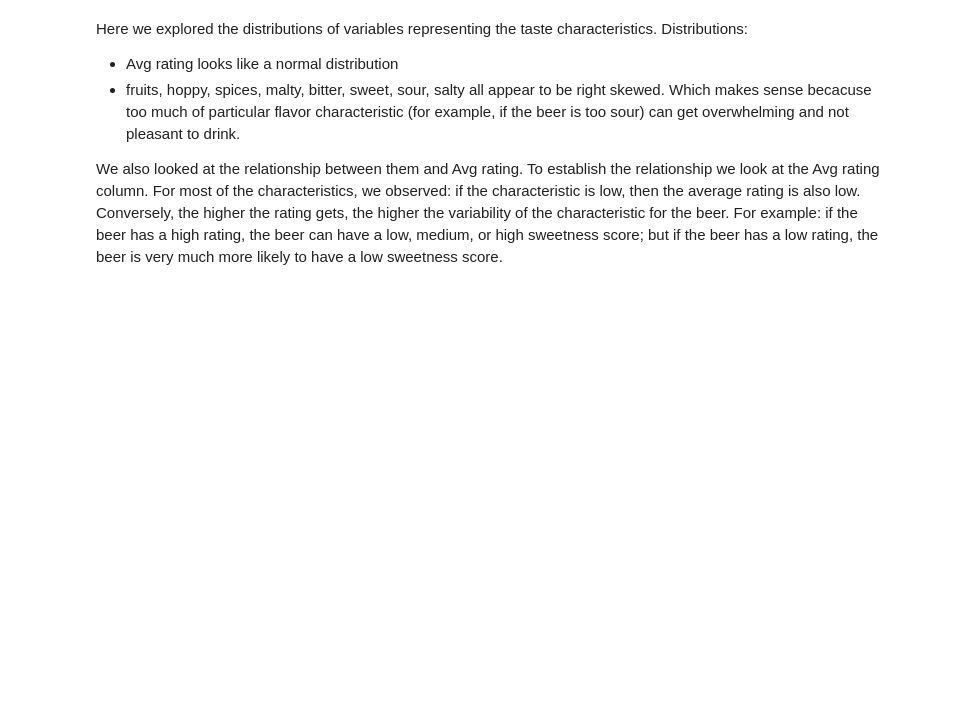
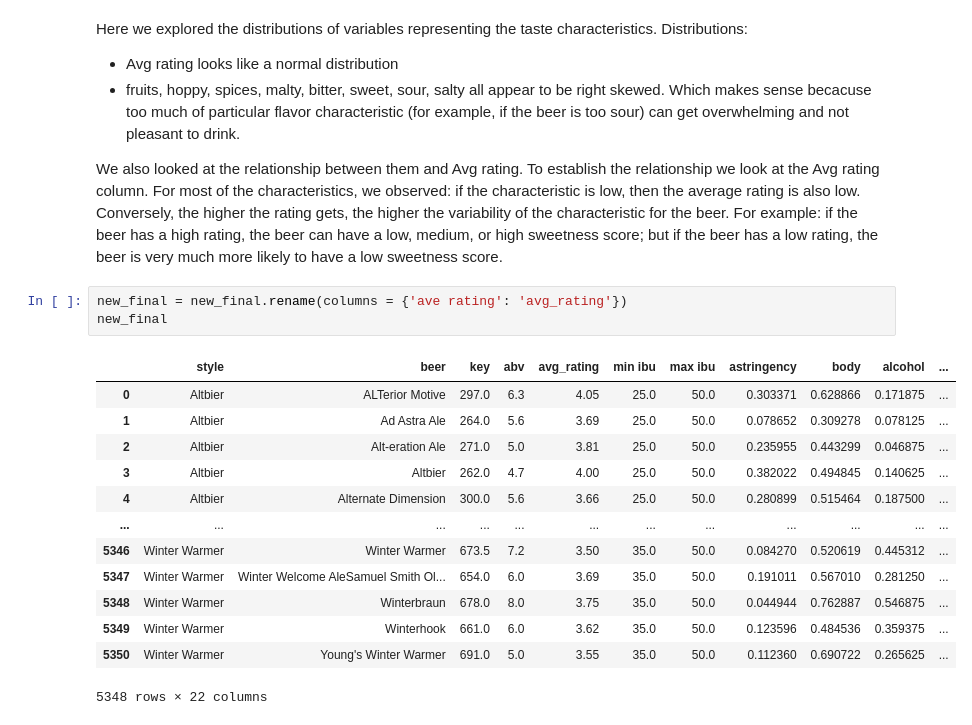
Before and after one commit to BrandonLuong/Beer-Analysis, a Jupyter notebook: EDACheckpointGroup_039-Fa22.ipynb, the cells around one changed output. Cells and saved outputs as stored; diff of their text form; blank space fills up the shorter version.

```diff
--- a/EDACheckpointGroup_039-Fa22.ipynb
+++ b/EDACheckpointGroup_039-Fa22.ipynb
@@ -260,3 +260,20 @@ Distributions:
 
 We also looked at the relationship between them and Avg rating. To establish the relationship we look at the Avg rating column.
 For most of the characteristics, we observed: if the characteristic is low, then the average rating is also low. Conversely, the higher the rating gets, the higher the variability of the characteristic for the beer. For example: if the beer has a high rating, the beer can have a low, medium, or high sweetness score; but if the beer has a low rating, the beer is very much more likely to have a low sweetness score.
+# %%
+new_final = new_final.rename(columns = {'ave rating': 'avg_rating'})
+new_final
+# %% [output]
+|  | style | beer | key | abv | avg_rating | min ibu | max ibu | astringency | body | alcohol | ... |
+| 0 | Altbier | ALTerior Motive | 297.0 | 6.3 | 4.05 | 25.0 | 50.0 | 0.303371 | 0.628866 | 0.171875 | ... |
+| 1 | Altbier | Ad Astra Ale | 264.0 | 5.6 | 3.69 | 25.0 | 50.0 | 0.078652 | 0.309278 | 0.078125 | ... |
+| 2 | Altbier | Alt-eration Ale | 271.0 | 5.0 | 3.81 | 25.0 | 50.0 | 0.235955 | 0.443299 | 0.046875 | ... |
+| 3 | Altbier | Altbier | 262.0 | 4.7 | 4.00 | 25.0 | 50.0 | 0.382022 | 0.494845 | 0.140625 | ... |
+| 4 | Altbier | Alternate Dimension | 300.0 | 5.6 | 3.66 | 25.0 | 50.0 | 0.280899 | 0.515464 | 0.187500 | ... |
+| ... | ... | ... | ... | ... | ... | ... | ... | ... | ... | ... | ... |
+| 5346 | Winter Warmer | Winter Warmer | 673.5 | 7.2 | 3.50 | 35.0 | 50.0 | 0.084270 | 0.520619 | 0.445312 | ... |
+| 5347 | Winter Warmer | Winter Welcome AleSamuel Smith Ol... | 654.0 | 6.0 | 3.69 | 35.0 | 50.0 | 0.191011 | 0.567010 | 0.281250 | ... |
+| 5348 | Winter Warmer | Winterbraun | 678.0 | 8.0 | 3.75 | 35.0 | 50.0 | 0.044944 | 0.762887 | 0.546875 | ... |
+| 5349 | Winter Warmer | Winterhook | 661.0 | 6.0 | 3.62 | 35.0 | 50.0 | 0.123596 | 0.484536 | 0.359375 | ... |
+| 5350 | Winter Warmer | Young's Winter Warmer | 691.0 | 5.0 | 3.55 | 35.0 | 50.0 | 0.112360 | 0.690722 | 0.265625 | ... |
+5348 rows × 22 columns
```
Also changed, not shown: parts of 7 cells of this notebook.
